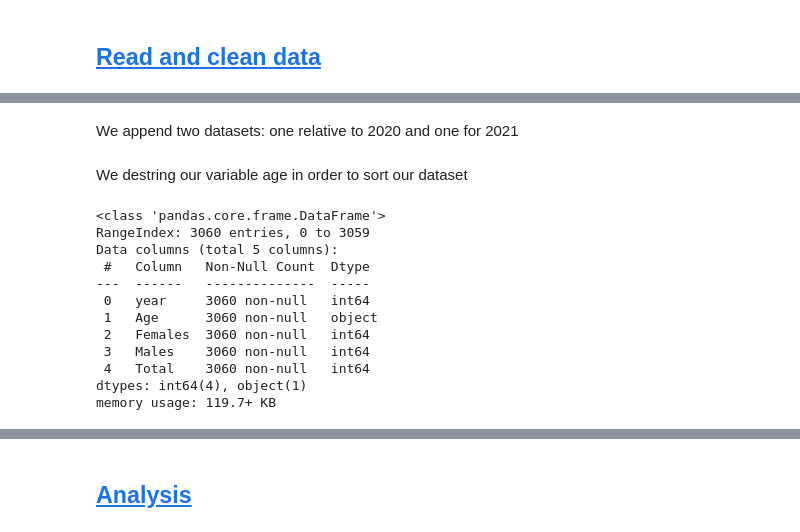
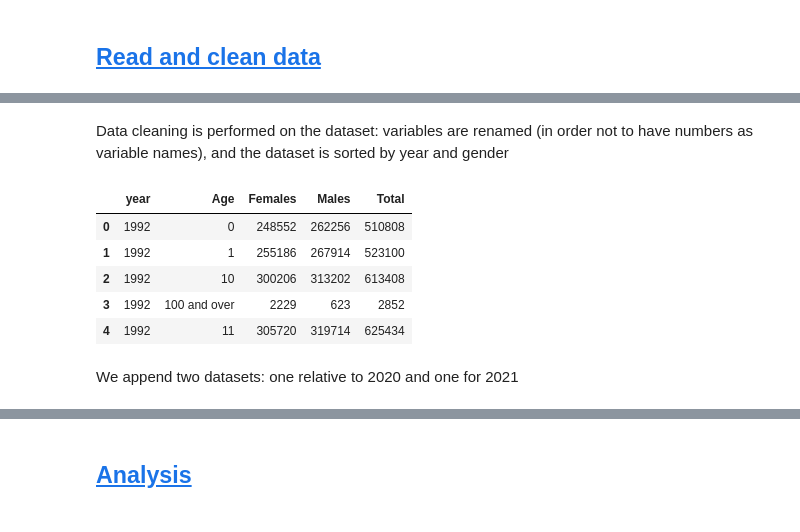
Before and after one commit to NumEconCopenhagen/projects-2024-bolo, a Jupyter notebook: dataproject/dataproject_structured.ipynb, the cells around one changed output, grey strips where cells are left out. Drawn from its saved outputs; the diff is of its cells as text; code cells hidden in the pictures.

```diff
--- a/dataproject/dataproject_structured.ipynb
+++ b/dataproject/dataproject_structured.ipynb
@@ -116,2 +73,13 @@ pop_italy_wide.head(10)
+# %% [markdown]
+Data cleaning is performed on the dataset: variables are renamed (in order not to have numbers as variable names), and the dataset is sorted by year and gender
+# %%
+project.cleaning().head()
+# %% [output]
+|  | year | Age | Females | Males | Total |
+| 0 | 1992 | 0 | 248552 | 262256 | 510808 |
+| 1 | 1992 | 1 | 255186 | 267914 | 523100 |
+| 2 | 1992 | 10 | 300206 | 313202 | 613408 |
+| 3 | 1992 | 100 and over | 2229 | 623 | 2852 |
+| 4 | 1992 | 11 | 305720 | 319714 | 625434 |
 # %% [markdown]
 We append two datasets: one relative to 2020 and one for 2021
@@ -132,32 +85,0 @@ pop_italy = pd.concat([pop_italy_wide, data_new], ignore_index=True)
-# %% [markdown]
-We destring our variable age in order to sort our dataset
-# %%
-#as we can see the column age is not in the right format. We need to change it to int but we have to deal with  '100 and other' and 'Total' observations
-pop_italy.info()
-
-#we can drop the observation relative to the total
-pop_italy = pop_italy[pop_italy['Age'] != 'Total']
-
-#Since 100 or other will be included in the same group of 100. we replace  '100 and other' with 100
-pop_italy['Age'] = pop_italy['Age'].replace('100 and over', '100')
-
-#Now we can change the column to int
-pop_italy['Age'] = pop_italy['Age'].astype(int)
-
-
-#Let's now sort the dataset
-pop_italy.sort_values(['year','Age'], inplace=True)
-pop_italy.reset_index(drop=True, inplace=True)
-# %% [output]
-<class 'pandas.core.frame.DataFrame'>
-RangeIndex: 3060 entries, 0 to 3059
-Data columns (total 5 columns):
- #   Column   Non-Null Count  Dtype
----  ------   --------------  -----
- 0   year     3060 non-null   int64
- 1   Age      3060 non-null   object
- 2   Females  3060 non-null   int64
- 3   Males    3060 non-null   int64
- 4   Total    3060 non-null   int64
-dtypes: int64(4), object(1)
-memory usage: 119.7+ KB
```
Also changed, not shown: parts of 48 cells of this notebook, 5 other files.
